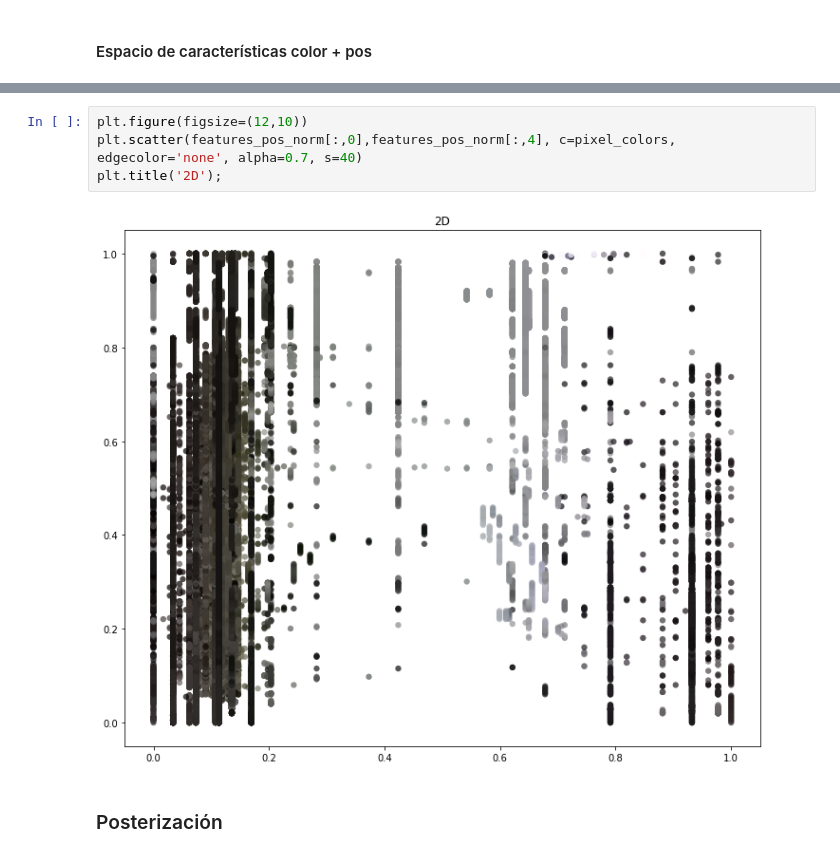
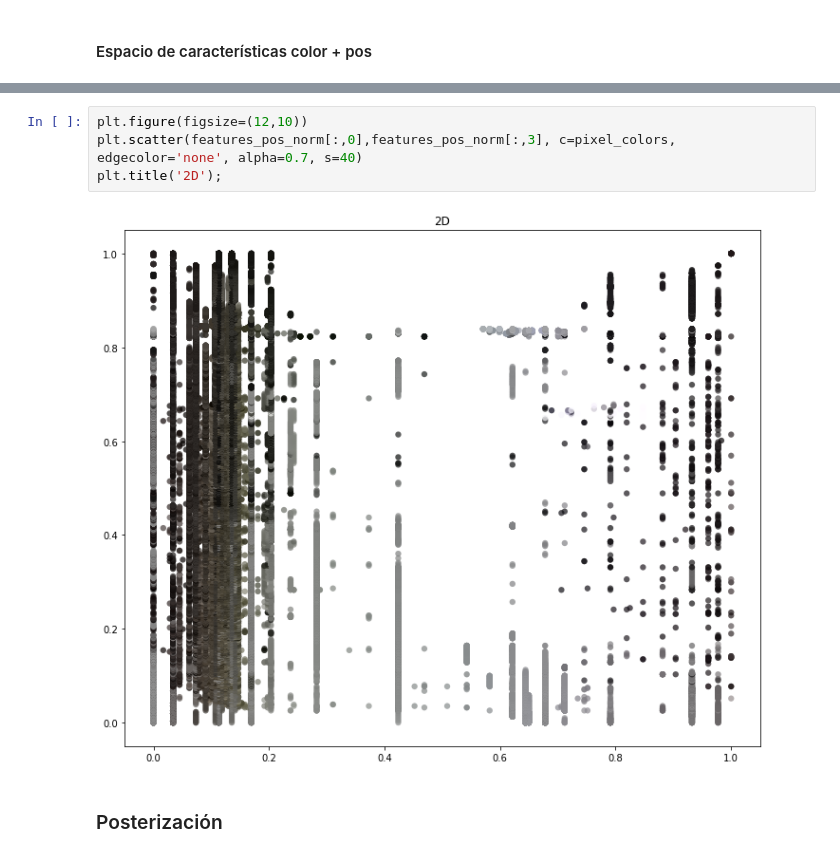
Before and after one commit to Minombreesana/vision_por_computadora_I, a Jupyter notebook: Tp_5_segmentación_HSV_normalizado.ipynb, the cells around one changed output, grey strips where cells are left out. Drawn from its saved outputs; the diff is of its cells as text.

```diff
--- a/Tp_5_segmentación_HSV_normalizado.ipynb
+++ b/Tp_5_segmentación_HSV_normalizado.ipynb
@@ -120,9 +112,9 @@ plt.show()
 # %%
 plt.figure(figsize=(12,10))
-plt.scatter(features_pos_norm[:,0],features_pos_norm[:,4], c=pixel_colors, edgecolor='none', alpha=0.7, s=40)
+plt.scatter(features_pos_norm[:,0],features_pos_norm[:,3], c=pixel_colors, edgecolor='none', alpha=0.7, s=40)
 plt.title('2D');
 # %% [output]
-[figure, old version]
+[figure, new version]
 # %% [markdown]
 ### Posterización
 # %% [markdown]
```
Also changed, not shown: parts of 5 cells of this notebook, 4 other files.
